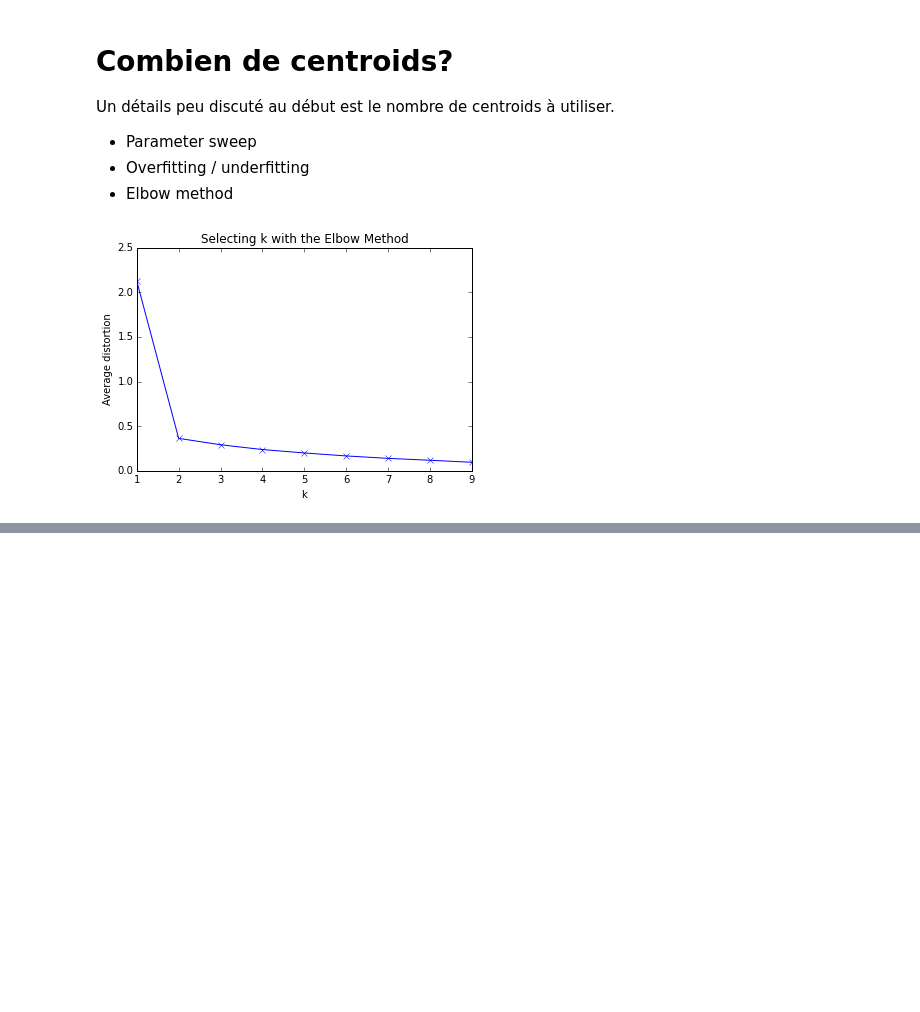
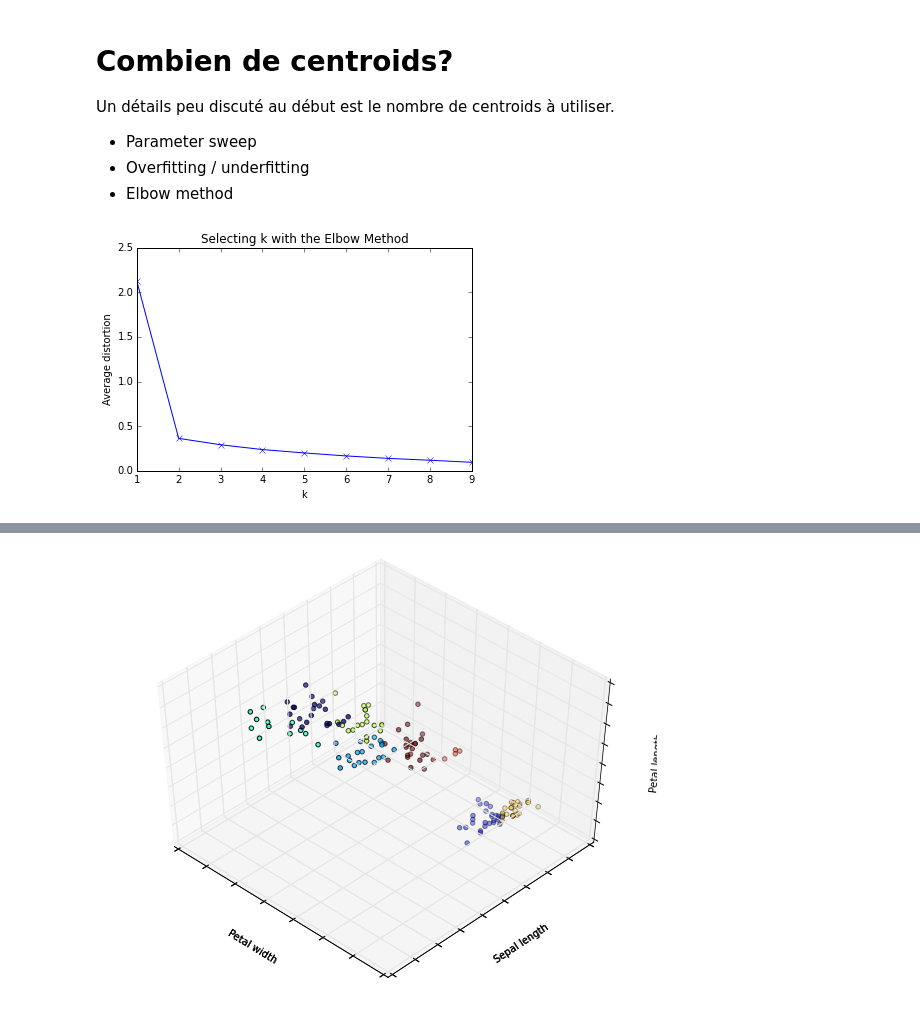
Before and after one commit to JeffAbrahamson/talks, a Jupyter notebook: 2015-11__ML/05-KMeans/K-Means.ipynb, the cells around one changed output, grey strips where cells are left out. Cells and saved outputs as stored; diff of their text form; code cells hidden in the pictures; blank space fills up the shorter version.

```diff
--- a/2015-11__ML/05-KMeans/K-Means.ipynb
+++ b/2015-11__ML/05-KMeans/K-Means.ipynb
@@ -38,3 +38,97 @@ plt.title('Selecting k with the Elbow Method')
 plt.show()
 # %% [output]
 [figure]
+# %%
+"""
+=========================================================
+K-means Clustering
+=========================================================
+
+The plots display firstly what a K-means algorithm would yield
+using three clusters. It is then shown what the effect of a bad
+initialization is on the classification process:
+
+By setting n_init to only 1 (default is 10), the amount of
+times that the algorithm will be run with different centroid
+seeds is reduced.
+
+The next plot displays what using eight clusters would deliver
+and finally the ground truth.
+
+"""
+print(__doc__)
+
+
+# Code source: Gaël Varoquaux
+# Modified for documentation by Jaques Grobler
+# License: BSD 3 clause
+
+import numpy as np
+import matplotlib.pyplot as plt
+from mpl_toolkits.mplot3d import Axes3D
+
+%matplotlib inline
+
+from sklearn.cluster import KMeans
+from sklearn import datasets
+
+np.random.seed(5)
+
+centers = [[1, 1], [-1, -1], [1, -1]]
+iris = datasets.load_iris()
+X = iris.data
+y = iris.target
+
+estimators = {'k_means_iris_3': KMeans(n_clusters=3),
+              'k_means_iris_8': KMeans(n_clusters=8),
+              'k_means_iris_bad_init': KMeans(n_clusters=3, n_init=1,
+                                              init='random')}
+
+fig_xy = (8, 6)
+fignum = 1
+for name, est in estimators.items():
+    fig = plt.figure(fignum, figsize=fig_xy)
+    plt.clf()
+    ax = Axes3D(fig, rect=[0, 0, .95, 1], elev=48, azim=134)
+
+    plt.cla()
+    est.fit(X)
+    labels = est.labels_
+
+    ax.scatter(X[:, 3], X[:, 0], X[:, 2], c=labels.astype(np.float))
+
+    ax.w_xaxis.set_ticklabels([])
+    ax.w_yaxis.set_ticklabels([])
+    ax.w_zaxis.set_ticklabels([])
+    ax.set_xlabel('Petal width')
+    ax.set_ylabel('Sepal length')
+    ax.set_zlabel('Petal length')
+    fignum = fignum + 1
+
+# Plot the ground truth
+fig = plt.figure(fignum, figsize=fig_xy)
+plt.clf()
+ax = Axes3D(fig, rect=[0, 0, .95, 1], elev=48, azim=134)
+
+plt.cla()
+
+for name, label in [('Setosa', 0),
+                    ('Versicolour', 1),
+                    ('Virginica', 2)]:
+    ax.text3D(X[y == label, 3].mean(),
+              X[y == label, 0].mean() + 1.5,
+              X[y == label, 2].mean(), name,
+              horizontalalignment='center',
+              bbox=dict(alpha=.5, edgecolor='w', facecolor='w'))
+# Reorder the labels to have colors matching the cluster results
+y = np.choose(y, [1, 2, 0]).astype(np.float)
+ax.scatter(X[:, 3], X[:, 0], X[:, 2], c=y)
+
+ax.w_xaxis.set_ticklabels([])
+ax.w_yaxis.set_ticklabels([])
+ax.w_zaxis.set_ticklabels([])
+ax.set_xlabel('Petal width')
+ax.set_ylabel('Sepal length')
+ax.set_zlabel('Petal length')
+plt.show()
+# %% [output]
@@ -40,0 +149 @@ plt.show()
+[figure, added]
```
Also changed, not shown: parts of 1 cell of this notebook, 10 other files.
